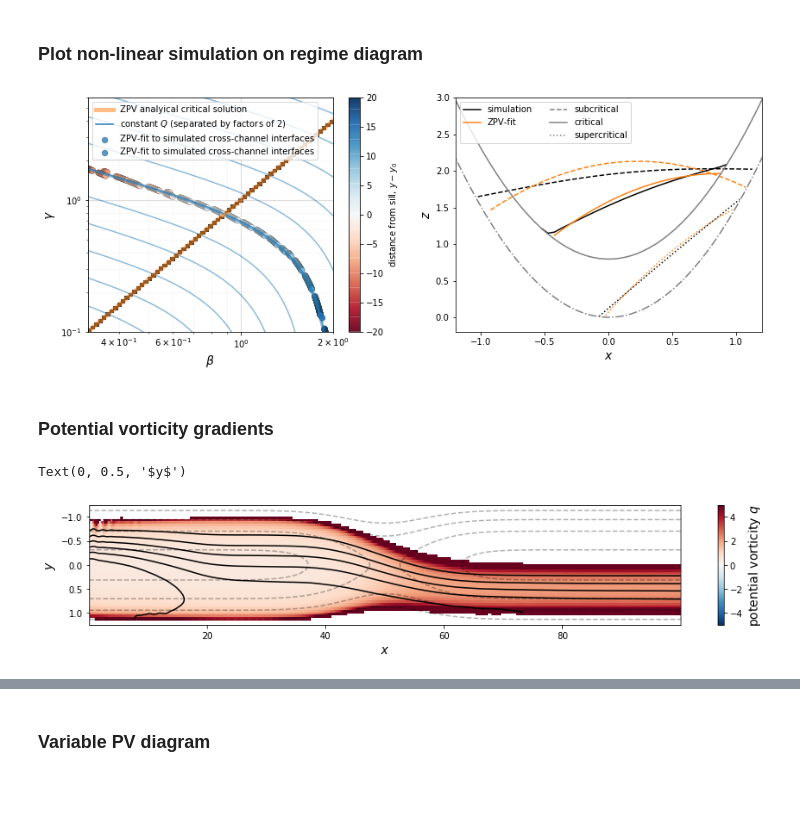
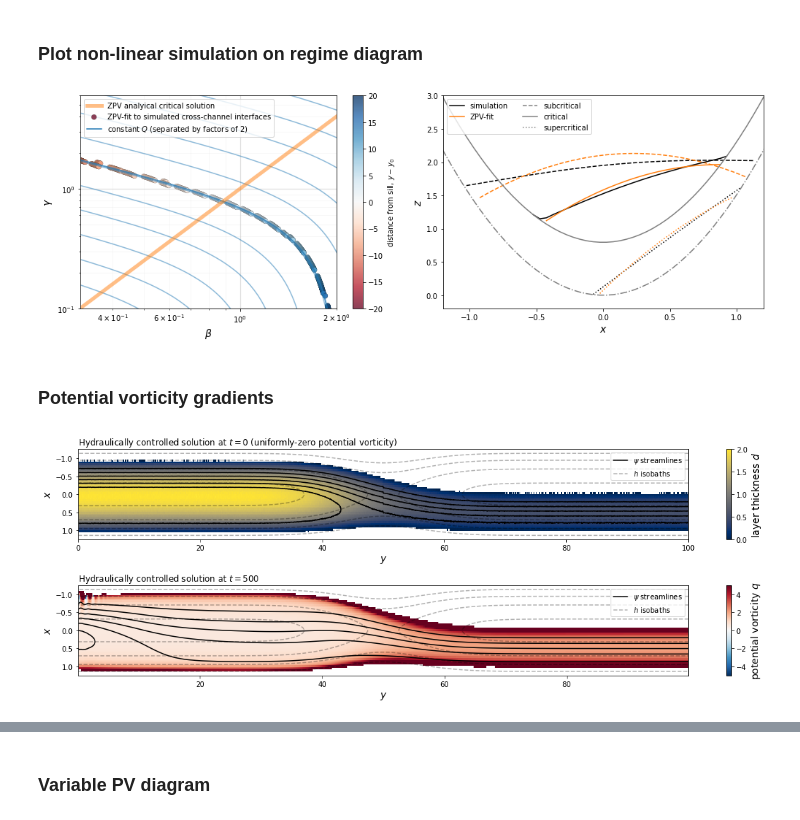
Before and after one commit to hdrake/sarah, a Jupyter notebook: notebooks/1_control_diagrams.ipynb, the cells around one changed output, grey strips where cells are left out. Saved outputs shown, nothing was run; the diff lists cells and outputs as text; code cells hidden in the pictures; blank space fills up the shorter version.

```diff
--- a/notebooks/1_control_diagrams.ipynb
+++ b/notebooks/1_control_diagrams.ipynb
@@ -218,7 +223,7 @@ Qc = Qsim[t, cidx_fit]
 fig = plt.figure(figsize=(14, 5))
 
 ax = plt.subplot(1,2,1)
-ax.pcolor(βs, γs, controlled, cmap="Greys", vmin=0, vmax=1.2, alpha=1.)
+#ax.pcolor(βs, γs, controlled, cmap="Greys", vmin=0, vmax=1.2, alpha=1.)
 
 cs = ax.contour(βs, γs, Q, levels=2.**np.arange(-6., 5., 1.), linestyles="-", colors="C0", alpha=0.5)
 ax.contour(βs, γs, Q, levels=[Qc, np.nan], linestyles="-", colors="C0", alpha=0.75, linewidths=2.)
@@ -226,12 +231,6 @@ ax.contour(βs, γs, Q, levels=[Qc, np.nan], linestyles="-", colors="C0", alpha=
 ax.plot(βs, γ_zpv(βs, r), "C1-", lw=5, alpha=0.5, label="ZPV analyical critical solution")
 sc = ax.scatter(
     zpv_fits["β"], zpv_fits["γ"], 200., channel.y[:, 0]-channel.y[channel.my//2, 0],
-    marker=".", cmap="RdBu", edgecolor="k", alpha=0.75, linewidth=0.2,
-    vmin=-20, vmax=20, label="ZPV-fit to simulated cross-channel interfaces"
-)
-
-sc = ax.scatter(
-    zpvi_fits["β"], zpvi_fits["γ"], 200., channel.y[:, 0]-channel.y[channel.my//2, 0],
     marker=".", cmap="RdBu", edgecolor="k", alpha=0.75, linewidth=0.2,
     vmin=-20, vmax=20, label="ZPV-fit to simulated cross-channel interfaces"
 )
@@ -256,38 +255,41 @@ plt.plot([],[],"k-", label="simulation")
 plt.plot([],[],"C1-", label="ZPV-fit")
 plt.plot([],[],"k-", linewidth=0., label=" ")
 
 subi = 250
 dfit = α_zpv*channel.x[0,:]**2 + zpv_fits["β"][subi]*channel.x[0,:] + zpv_fits["γ"][subi]
 vidx = dfit >= 0.
 x = channel.x[0,:][vidx]
 plt.plot(channel.x[0,:], channel.η[t,:,subi], "k--")
 plt.plot(x, (dfit + channel.h[:, subi])[vidx], "C1--")
 plt.plot([],[],"--", label="subcritical", color="Grey")
 
-dfit = α_zpv*channel.x[0,:]**2 + zpv_fits["β"][cidx]*channel.x[0,:] + zpv_fits["γ"][cidx]
+dfit = α_zpv*channel.x[0,:]**2 + zpv_fits["β"][cidx_fit]*channel.x[0,:] + zpv_fits["γ"][cidx_fit]
 vidx = dfit >= 0.
 x = channel.x[0,:][vidx]
-plt.plot(channel.x[0,:], channel.η[t,:,cidx], "k-")
-plt.plot(x, (dfit + channel.h[:, cidx])[vidx], "C1-")
+plt.plot(channel.x[0,:], channel.η[t,:,cidx_fit], "k-")
+plt.plot(x, (dfit + channel.h[:, cidx_fit])[vidx], "C1-")
 plt.plot([],[], "-", label="critical", color="Grey")
 
 supi = 1750
 dfit = α_zpv*channel.x[0,:]**2 + zpv_fits["β"][supi]*channel.x[0,:] + zpv_fits["γ"][supi]
 vidx = dfit >= 0.
 x = channel.x[0,:][vidx]
 plt.plot(channel.x[0,:], channel.η[t,:,supi], "k:")
 plt.plot(x, (dfit + channel.h[:, supi])[vidx], "C1:")
 plt.plot([],[],":", label="supercritical", color="Grey")
 
-plt.plot(channel.x[0,:], channel.h[:,cidx], "-", color="Grey")
+plt.plot(channel.x[0,:], channel.h[:,cidx_fit], "-", color="Grey")
 plt.plot(channel.x[0,:], channel.h[:,subi], "-.", color="Grey")
 plt.ylim(-0.2, 3.0)
 plt.xlim(-1.2,1.2)
 plt.xlabel(r"$x$", fontsize=14)
 plt.ylabel(r"$z$", fontsize=14)
 plt.legend(ncol=2, loc="upper left");
+
+plt.tight_layout()
+plt.savefig('../figures/zpv_fit_to_simulation.png',bbox_inches='tight',dpi=150)
 # %% [output]
-[figure, old version]
+[figure, new version]
 # %% [markdown]
 ### Potential vorticity gradients
 # %%
@@ -303,19 +305,42 @@ channel.q = (1. + ζ)/d
 channel.ψ = np.nancumsum(channel.V * channel.dy, axis=1)
 channel.ψ[np.isnan(channel.d)] = np.nan
 # %%
-plt.figure(figsize=(15,2.5))
+plt.figure(figsize=(16,5.5))
 
+plt.subplot(2,1,1)
+
+plt.pcolor(channel.y[:,0], channel.x[0, :], channel.d[0, :, :], cmap=plt.get_cmap("cividis"))
+cb = plt.colorbar()
+cb.set_label(r"layer thickness $d$", fontsize=14)
+plt.clim([0, 2])
+plt.contour(channel.y[:,0], channel.x[0, :], channel.ψ[0, :, :], levels=np.arange(0., 0.7, 0.1), colors="k")
+plt.contour(channel.y.squeeze(), channel.x.squeeze(), channel.h, levels=np.arange(0.15,2.,0.6), colors="k", alpha=0.3, linestyles="--")
+plt.ylim(1.25, -1.25)
+plt.plot([],[],"k-", label=r"$\psi$ streamlines")
+plt.plot([],[],"k--", alpha=0.3, label=r"$h$ isobaths")
+plt.legend()
+plt.xlabel(r"$y$", fontsize=14)
+plt.ylabel(r"$x$", fontsize=14)
+plt.title("Hydraulically controlled solution at $t=0$ (uniformly-zero potential vorticity)", x=0., loc="left")
+
+plt.subplot(2,1,2)
 xf = 0.5*(channel.x[0, 1:]+channel.x[0, :-1])
 yf = 0.5*(channel.y[1:, 0]+channel.y[:-1, 0])
-plt.pcolor(yf, xf, channel.q[200, :, :], cmap=plt.get_cmap("RdBu_r"))
+plt.pcolor(yf, xf, channel.q[t, :, :], cmap=plt.get_cmap("RdBu_r"))
 cb = plt.colorbar()
 cb.set_label(r"potential vorticity $q$", fontsize=14)
 plt.clim([-5, 5])
-plt.contour(channel.y[:,0], channel.x[0, :], channel.ψ[200, :, :], levels=np.arange(0., 0.7, 0.1), colors="k")
-plt.contour(channel.y.squeeze(), channel.x.squeeze(), channel.h, levels=np.arange(0.15,2.,0.6),colors="k", alpha=0.3, linestyles="--")
+plt.contour(channel.y[:,0], channel.x[0, :], channel.ψ[t, :, :], levels=np.arange(0., 0.7, 0.1), colors="k")
+plt.contour(channel.y.squeeze(), channel.x.squeeze(), channel.h, levels=np.arange(0.15,2.,0.6), colors="k", alpha=0.3, linestyles="--")
 plt.ylim(1.25, -1.25)
-plt.xlabel(r"$x$", fontsize=14)
-plt.ylabel(r"$y$", fontsize=14)
+plt.plot([],[],"k-", label=r"$\psi$ streamlines")
+plt.plot([],[],"k--", alpha=0.3, label=r"$h$ isobaths")
+plt.legend()
+plt.xlabel(r"$y$", fontsize=14)
+plt.ylabel(r"$x$", fontsize=14)
+plt.title("Hydraulically controlled solution at $t=500$", x=0., loc="left")
+
+plt.tight_layout()
+plt.savefig('../figures/simulated_hydraulic_control.png',bbox_inches='tight',dpi=150)
 # %% [output]
-Text(0, 0.5, '$y$')
-[figure, old version]
+[figure, new version]
```
Also changed, not shown: parts of 6 cells of this notebook, 42 other files.
